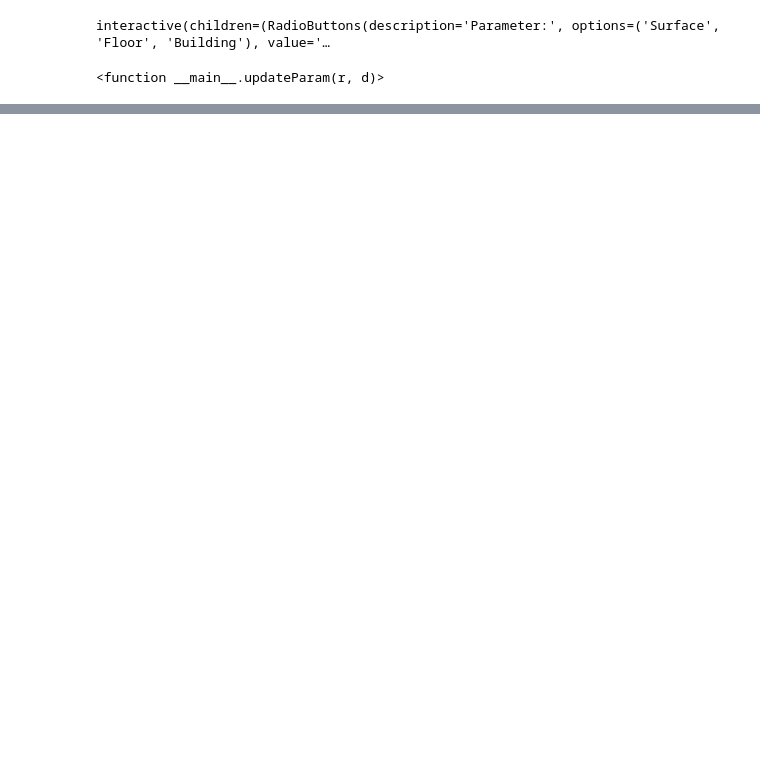
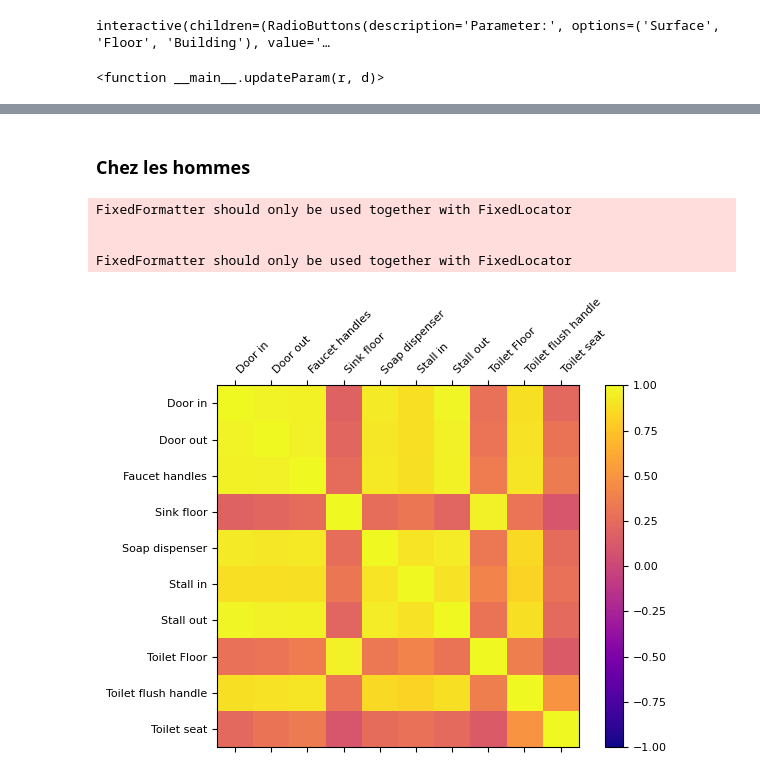
Before and after one commit to gennaBnh/ProjetVDB, a Jupyter notebook: VDB_poster.ipynb, the cells around one changed output, grey strips where cells are left out. Cells and saved outputs as stored; diff of their text form; code cells hidden in the pictures; blank space fills up the shorter version.

```diff
--- a/VDB_poster.ipynb
+++ b/VDB_poster.ipynb
@@ -180,0 +177,19 @@ dt_surf
+# %%
+dt_surf_male = dataset.copy()
+new_columns = []
+drop_columns = []
+
+for col in dt_surf_male.columns:
+    if col=="#OTU ID" :
+        new_columns.append(col)
+    elif col =="ConsensusLineage":
+        new_columns.append(col)
+    elif meta_surface.loc[meta_surface["SampleID"] == col]["Gender"].values[0] == "Male":
+        new_columns.append(meta_surface.loc[meta_surface["SampleID"] == col]["Surface"].values[0])
+    else:
+        drop_columns.append(col)
+
+dt_surf_male = dt_surf_male.drop(drop_columns, axis=1)
+dt_surf_male.columns = new_columns
+dt_surf_male = dt_surf_male.groupby(lambda x:x, axis=1).sum()
+dt_surf_male
@@ -843,0 +968,41 @@ FixedFormatter should only be used together with FixedLocator
+# %% [markdown]
+### Chez les hommes
+# %%
+dt_surf_male_only = dt_surf_male.drop(['#OTU ID', 'ConsensusLineage'], axis=1)
+surf_corr = dt_surf_male_only.corr()
+
+
+fig, ax = plt.subplots()
+ms = ax.matshow(surf_corr,cmap='plasma', vmin=-1, vmax=1)
+
+ax.set_xticklabels(dt_surf_male_only.columns)
+ax.set_yticklabels(dt_surf_male_only.columns)
+
+ticks = np.arange(0,len(dt_surf_male_only.columns),1)
+ax.set_xticks(ticks)
+plt.setp(ax.get_xticklabels(), rotation=45, ha='left')
+ax.set_yticks(ticks)
+
+cb = fig.colorbar(ms)
+
+fig.tight_layout()
+
+# Changement du layout pour le poster
+# ax.spines['bottom'].set_color('white')
+# ax.spines['top'].set_color('white')
+# ax.spines['left'].set_color('white')
+# ax.spines['right'].set_color('white')
+# ax.xaxis.label.set_color('white')
+# ax.tick_params(axis='x', colors='white')
+# ax.tick_params(axis='y', colors='white')
+# cb.outline.set_color("white")
+# cb.ax.yaxis.set_tick_params(color="white")
+# plt.setp(plt.getp(cb.ax.axes, 'yticklabels'), color="white")
+
+# plt.savefig('./plot/corrmale.png', transparent=True)
+# %% [output]
+FixedFormatter should only be used together with FixedLocator
+
+
+FixedFormatter should only be used together with FixedLocator
+[figure, added]
```
Also changed, not shown: parts of 32 cells of this notebook.
